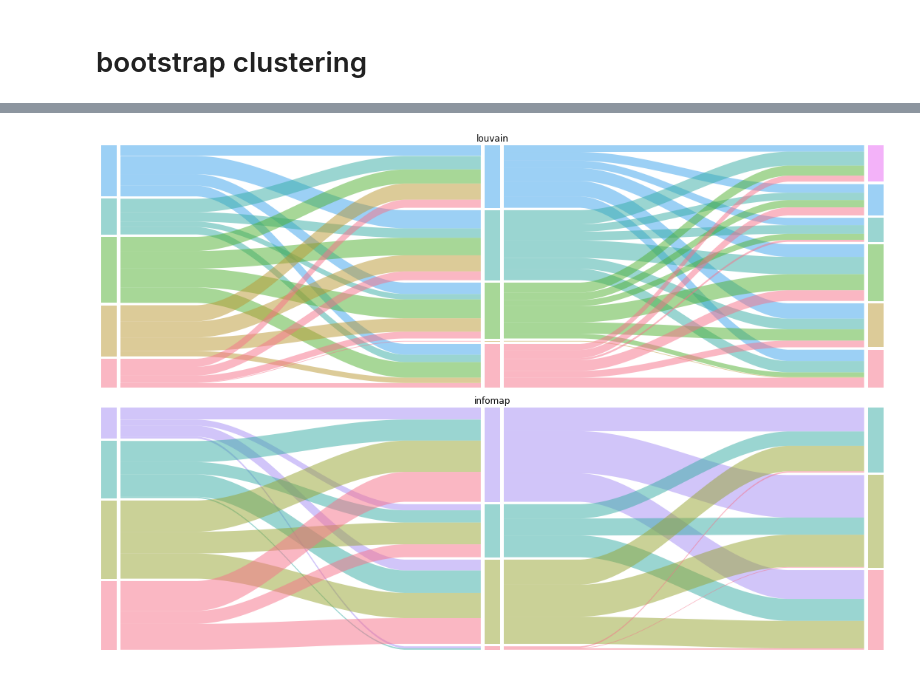
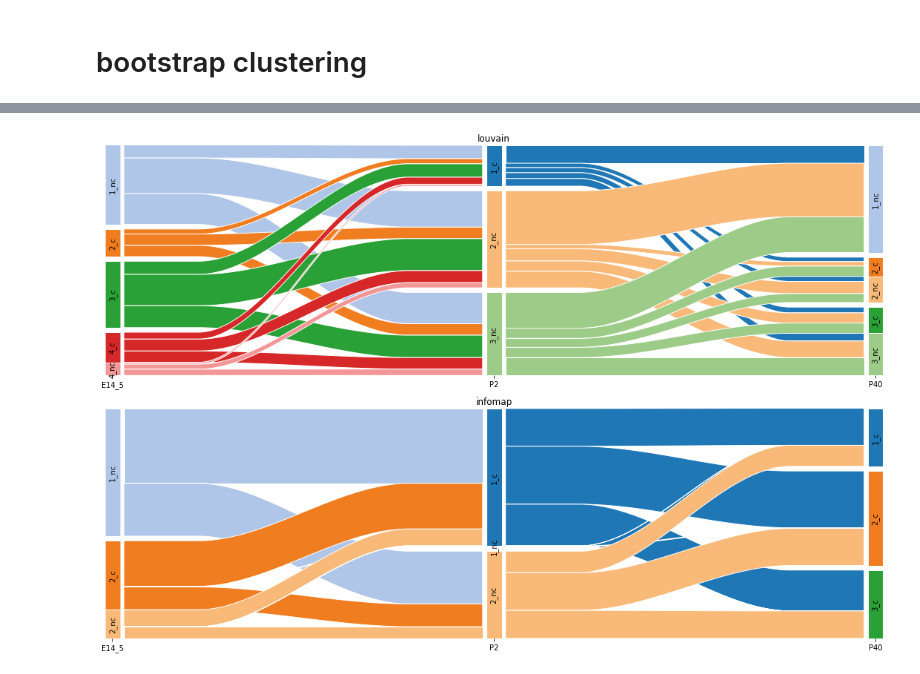
Before and after one commit to menchelab/novarinocollab, a Jupyter notebook: notebooks/wmcna_reloaded.ipynb, the cells around one changed output, grey strips where cells are left out. Cells and saved outputs as stored; diff of their text form; code cells hidden in the pictures.

```diff
--- a/notebooks/wmcna_reloaded.ipynb
+++ b/notebooks/wmcna_reloaded.ipynb
@@ -836,28 +919,43 @@ results
 # %%
-import pyalluvial as pa
+import pylluvial as pa
+import matplotlib.pyplot as plt
+tab20_colors = {
+    '1_c': '#1F77B5',
+    '1_nc': '#B0C6E8',
+    '2_c': '#F07E21',
+    '2_nc': '#F9BA79',
+    '3_c': '#2AA137',
+    '3_nc': '#9DCB88',
+    '4_c': '#D62828',
+    '4_nc': '#F29697',
+    '5_c': '#8E67AA',
+    '5_nc': '#C5B0D5'
+}
+colors = {
+    k: tab20_colors for k in ['E14_5', 'P2', 'P40']
+}
 fig, axs = plt.subplots(2, 1)
 for ax, cmethod in zip(axs, ['louvain', 'infomap']):
     data = results[cmethod]
     # this does not work properly in the plot
     # data = data[data.significant_core == 1]
-    colors = pa.get_color_list(
-        data,
-        'timepoint',
-        'module'
-    )
     pa.alluvial(
         x = 'timepoint',
-        stratum = 'module',
+        stratum = 'remodule',
         alluvium = 'name',
-        colors = colors,
         data = data,
+        hue = 'recore',
+        palette = colors,
+        stratum_gap = 2,
         stratum_width = 2,
-        ax = ax
+        ax = ax,
+        show_labels = True
     )
     ax.set_title(cmethod)
 
 fig.set_figwidth(15)
 fig.set_figheight(10)
 fig.tight_layout()
+fig.savefig('../plots/wmcna_sigclu_recore.pdf')
 # %% [output]
-[figure, old version]
+[figure, new version]
```
Also changed, not shown: parts of 14 cells of this notebook, 6 other files.
